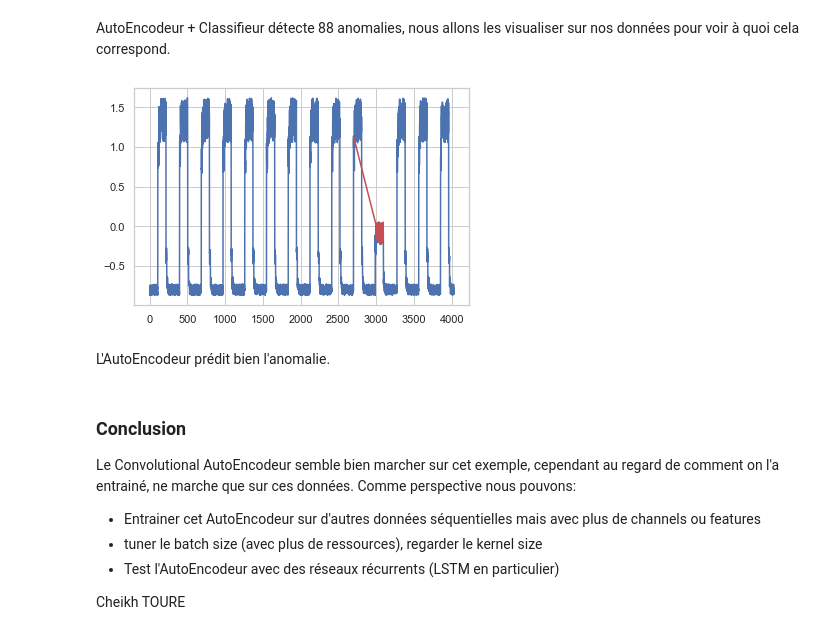
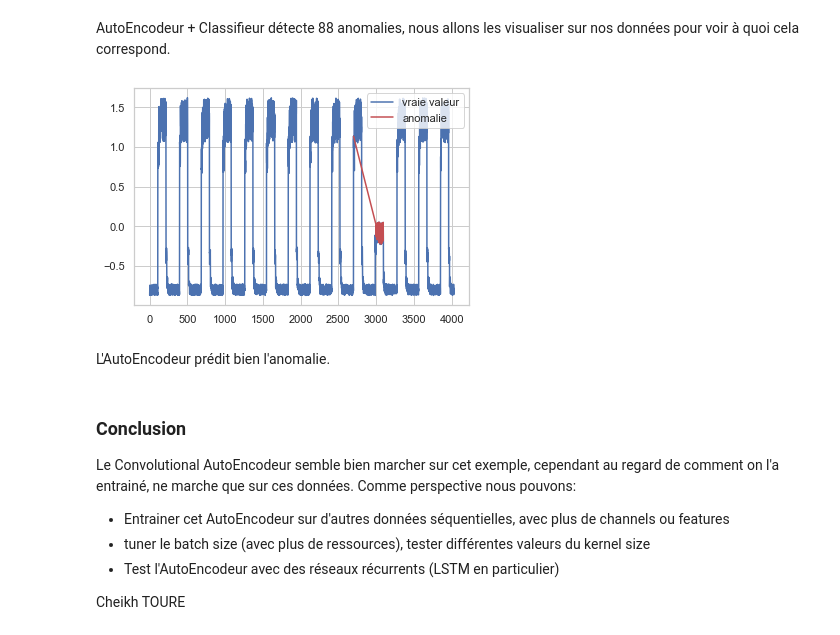
Before and after one commit to cheikh06/Detection_Anomaly, a Jupyter notebook: Anomaly_Detection.ipynb, the cells around one changed output. Cells and saved outputs as stored; diff of their text form; code cells hidden in the pictures.

```diff
--- a/Anomaly_Detection.ipynb
+++ b/Anomaly_Detection.ipynb
@@ -257,6 +277,6 @@ Si $|x-xhat|>maxA$, on peut considérer que x est un outlier, car il dépasse l'
 # %%
 #Je calcule les écarts ici que j'appelle mae_train
-mae_train = np.mean(np.abs(prediction_train - df_noise),axis=1)
+mae_train = np.abs(prediction_train - df_noise)
 # %%
 plt.hist(mae_train, bins=50);
 plt.title('distribution des écarts');
@@ -311,20 +331,22 @@ AutoEncodeur + Classifieur détecte 88 anomalies, nous allons les visualiser sur
 # %%
 data=pd.DataFrame({'value':df_jumpdown.flatten(),'prediction':predictions_test.flatten()})
 
 fig,ax=plt.subplots()
 
-data.plot(y='value',legend=False,ax=ax)
-data[mae_test>threshold].plot(y='value',legend=False,ax=ax,c='r');
+data.plot(y='value',legend=False,ax=ax,label='vraie valeur')
+data[mae_test>threshold].plot(y='value',legend=False,ax=ax,c='r',label='anomalie');
+plt.legend();
+plt.legend(loc='upper right', bbox_to_anchor=(1, 1));
 # %% [output]
-[figure, old version]
+[figure, new version]
 # %% [markdown]
 L'AutoEncodeur prédit bien l'anomalie.
 # %% [markdown]
 ### Conclusion
 
 Le Convolutional AutoEncodeur semble bien marcher sur cet exemple, cependant au regard de comment on l'a entrainé, ne marche que sur ces données. Comme perspective nous pouvons:
-* Entrainer cet AutoEncodeur sur d'autres données séquentielles mais avec plus de  channels ou features
-* tuner le batch size (avec plus de ressources), regarder le kernel size
+* Entrainer cet AutoEncodeur sur d'autres données séquentielles, avec plus de  channels ou features
+* tuner le batch size (avec plus de ressources), tester différentes valeurs du kernel size
 * Test l'AutoEncodeur avec des réseaux récurrents (LSTM en particulier)
 
 Cheikh TOURE
```
Also changed, not shown: parts of 10 cells of this notebook, 1 other file.
